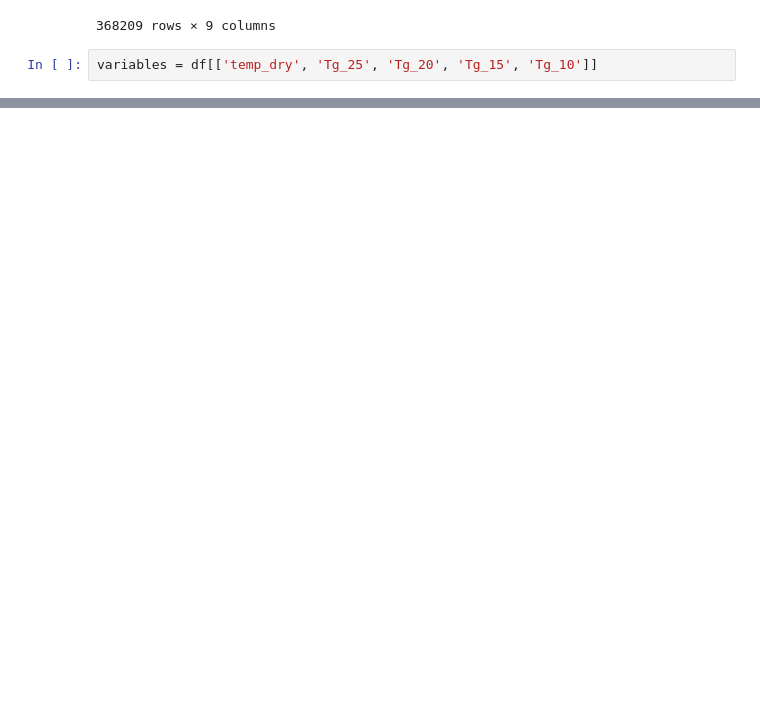
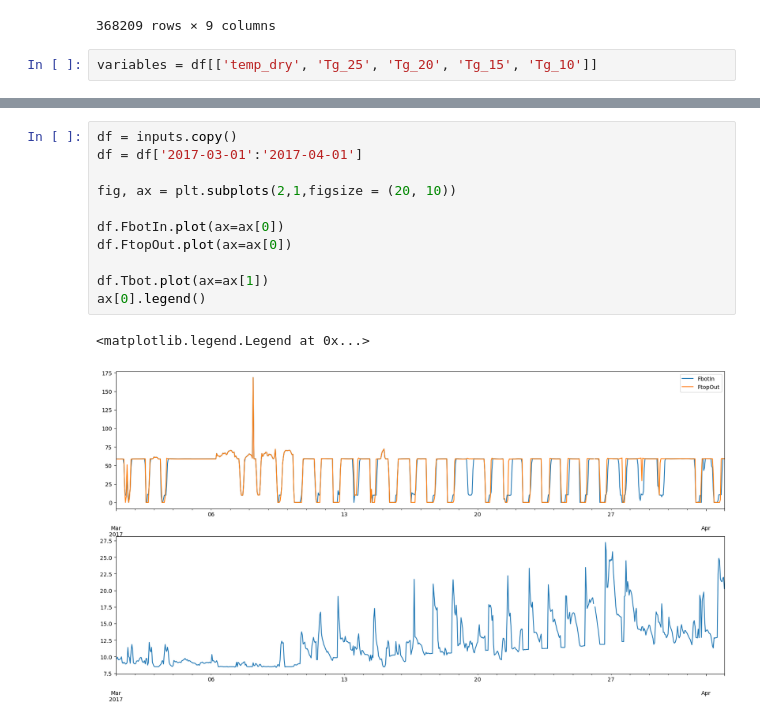
Before and after one commit to petergroenning/thesis_project, a Jupyter notebook: notebooks/make_dataset.ipynb, the cells around one changed output, grey strips where cells are left out. Saved outputs shown, nothing was run; the diff lists cells and outputs as text; blank space fills up the shorter version.

```diff
--- a/notebooks/make_dataset.ipynb
+++ b/notebooks/make_dataset.ipynb
@@ -143,0 +225,14 @@ ax.legend()
+# %%
+df = inputs.copy()
+df = df['2017-03-01':'2017-04-01']
+
+fig, ax = plt.subplots(2,1,figsize = (20, 10))
+
+df.FbotIn.plot(ax=ax[0])
+df.FtopOut.plot(ax=ax[0])
+
+df.Tbot.plot(ax=ax[1])
+ax[0].legend()
+# %% [output]
+<matplotlib.legend.Legend at 0x...>
+[figure, added]
```
Also changed, not shown: parts of 7 cells of this notebook, 47 other files.
